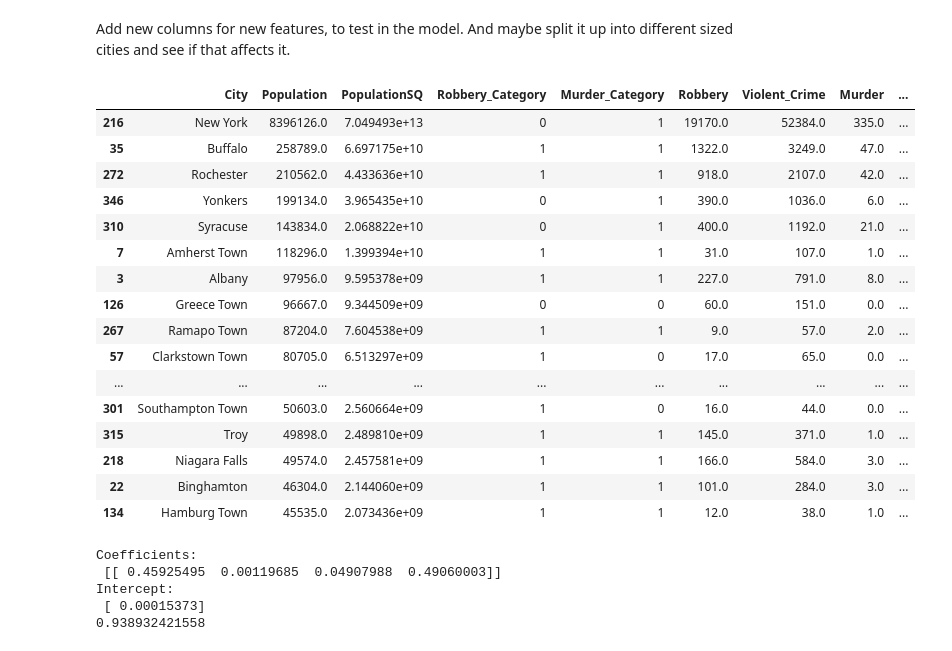
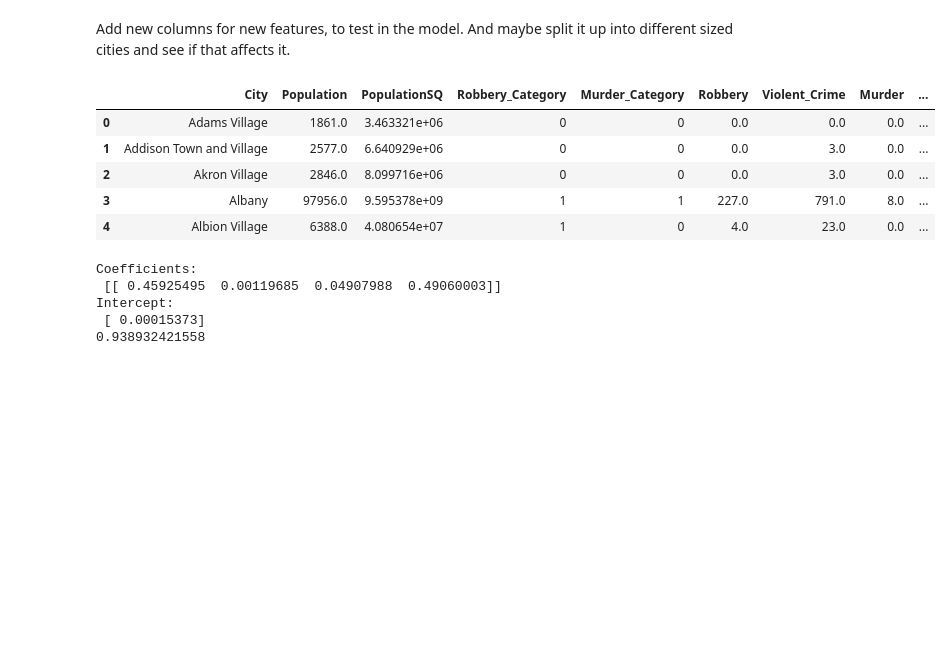
Before and after one commit to Schmidt8181/NY_Crime2013, a Jupyter notebook: NY_Crime_2013.ipynb, the cells around one changed output. Drawn from its saved outputs; the diff is of its cells as text; code cells hidden in the pictures; blank space fills up the shorter version.

```diff
--- a/NY_Crime_2013.ipynb
+++ b/NY_Crime_2013.ipynb
@@ -170,26 +168,15 @@ Add new columns for new features, to test in the model. And maybe split it up in
 Property_Crime['Small_City'] = np.where((Property_Crime['Population'] < 100000), 1, 0)
 Property_Crime['Medium_City'] = np.where(((Property_Crime['Population'] >= 100000) & (Property_Crime['Population'] < 1000000)), 1, 0)
 Property_Crime['Big_City'] = np.where((Property_Crime['Population'] >= 1000000), 1, 0)
-# %%
-Property_Crime.sort_values('Population', ascending=False).head(25)
-# %% [output]
-|  | City | Population | PopulationSQ | Robbery_Category | Murder_Category | Robbery | Violent_Crime | Murder | ... |
-| 216 | New York | 8396126.0 | 7.049493e+13 | 0 | 1 | 19170.0 | 52384.0 | 335.0 | ... |
-| 35 | Buffalo | 258789.0 | 6.697175e+10 | 1 | 1 | 1322.0 | 3249.0 | 47.0 | ... |
-| 272 | Rochester | 210562.0 | 4.433636e+10 | 1 | 1 | 918.0 | 2107.0 | 42.0 | ... |
-| 346 | Yonkers | 199134.0 | 3.965435e+10 | 0 | 1 | 390.0 | 1036.0 | 6.0 | ... |
-| 310 | Syracuse | 143834.0 | 2.068822e+10 | 0 | 1 | 400.0 | 1192.0 | 21.0 | ... |
-| 7 | Amherst Town | 118296.0 | 1.399394e+10 | 1 | 1 | 31.0 | 107.0 | 1.0 | ... |
-| 3 | Albany | 97956.0 | 9.595378e+09 | 1 | 1 | 227.0 | 791.0 | 8.0 | ... |
-| 126 | Greece Town | 96667.0 | 9.344509e+09 | 0 | 0 | 60.0 | 151.0 | 0.0 | ... |
-| 267 | Ramapo Town | 87204.0 | 7.604538e+09 | 1 | 1 | 9.0 | 57.0 | 2.0 | ... |
-| 57 | Clarkstown Town | 80705.0 | 6.513297e+09 | 1 | 0 | 17.0 | 65.0 | 0.0 | ... |
-| ... | ... | ... | ... | ... | ... | ... | ... | ... | ... |
-| 301 | Southampton Town | 50603.0 | 2.560664e+09 | 1 | 0 | 16.0 | 44.0 | 0.0 | ... |
-| 315 | Troy | 49898.0 | 2.489810e+09 | 1 | 1 | 145.0 | 371.0 | 1.0 | ... |
-| 218 | Niagara Falls | 49574.0 | 2.457581e+09 | 1 | 1 | 166.0 | 584.0 | 3.0 | ... |
-| 22 | Binghamton | 46304.0 | 2.144060e+09 | 1 | 1 | 101.0 | 284.0 | 3.0 | ... |
-| 134 | Hamburg Town | 45535.0 | 2.073436e+09 | 1 | 1 | 12.0 | 38.0 | 1.0 | ... |
+# %%
+Property_Crime.head()
+# %% [output]
+|  | City | Population | PopulationSQ | Robbery_Category | Murder_Category | Robbery | Violent_Crime | Murder | ... |
+| 0 | Adams Village | 1861.0 | 3.463321e+06 | 0 | 0 | 0.0 | 0.0 | 0.0 | ... |
+| 1 | Addison Town and Village | 2577.0 | 6.640929e+06 | 0 | 0 | 0.0 | 3.0 | 0.0 | ... |
+| 2 | Akron Village | 2846.0 | 8.099716e+06 | 0 | 0 | 0.0 | 3.0 | 0.0 | ... |
+| 3 | Albany | 97956.0 | 9.595378e+09 | 1 | 1 | 227.0 | 791.0 | 8.0 | ... |
+| 4 | Albion Village | 6388.0 | 4.080654e+07 | 1 | 0 | 4.0 | 23.0 | 0.0 | ... |
 # %%
 X4 = Property_Crime[['Population', 'Small_City', 'Murder', 'Rape']]
 X_train4, X_test4, Y_train4, Y_test4 = train_test_split(X4, Y, test_size=.35)
```
Also changed, not shown: parts of 5 cells of this notebook.
